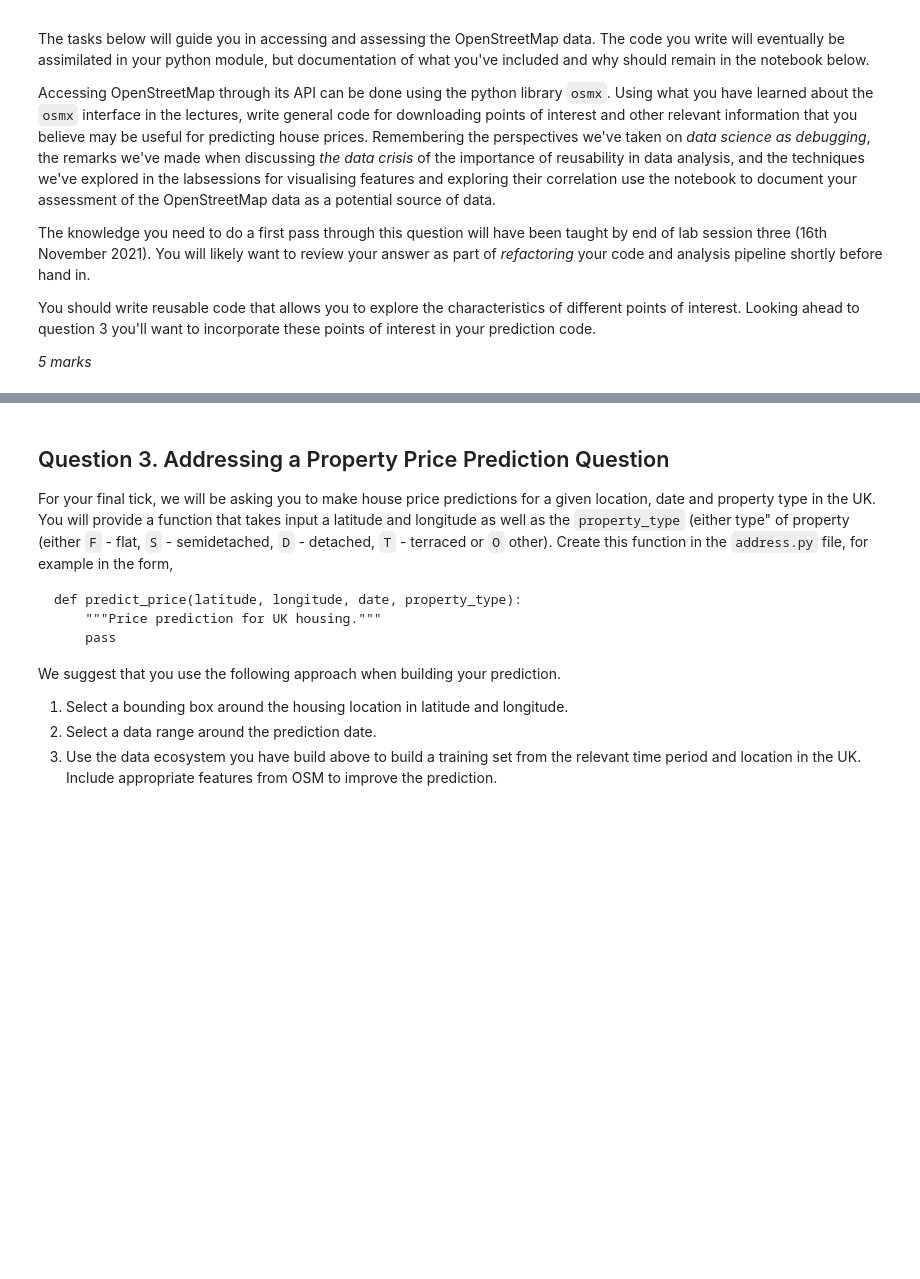
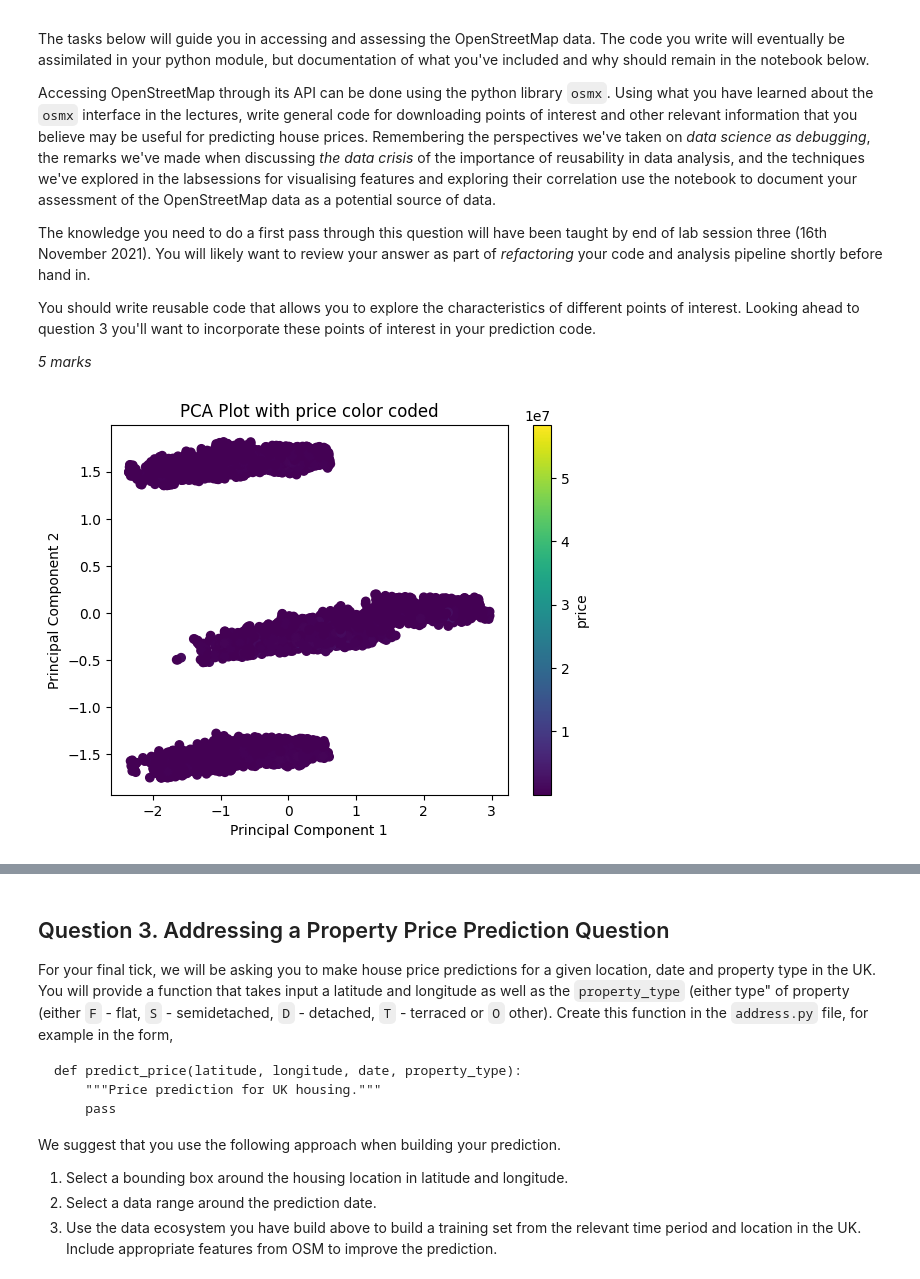
Before and after one commit to jeffrey-22/ads, a Jupyter notebook: notebooks/ads_course_assessment.ipynb, the cells around one changed output, grey strips where cells are left out. Cells and saved outputs as stored; diff of their text form; code cells hidden in the pictures; blank space fills up the shorter version.

```diff
--- a/notebooks/ads_course_assessment.ipynb
+++ b/notebooks/ads_course_assessment.ipynb
@@ -282,0 +371,11 @@ You should write reusable code that allows you to explore the characteristics of
+# %%
+# Use this cell and cells below for summarising your analysis and documenting your decision making.
+
+# I put the data sanity check in the tests (organized by pytest), here are some visualisations of the sampled data
+
+# Here is a PCA of the features so far, i.e. all the data we've uploaded to the database.
+# There are some clusters, but hard to find correlations with the prices from where they are alone.
+# This is already somewhat of an indication that the final prediction result might not be very accurate...
+fynesse.assess.general_PCA_plot_with_one_column_colorcoded()
+# %% [output]
+[figure, added]
```
Also changed, not shown: parts of 20 cells of this notebook, 5 other files.
